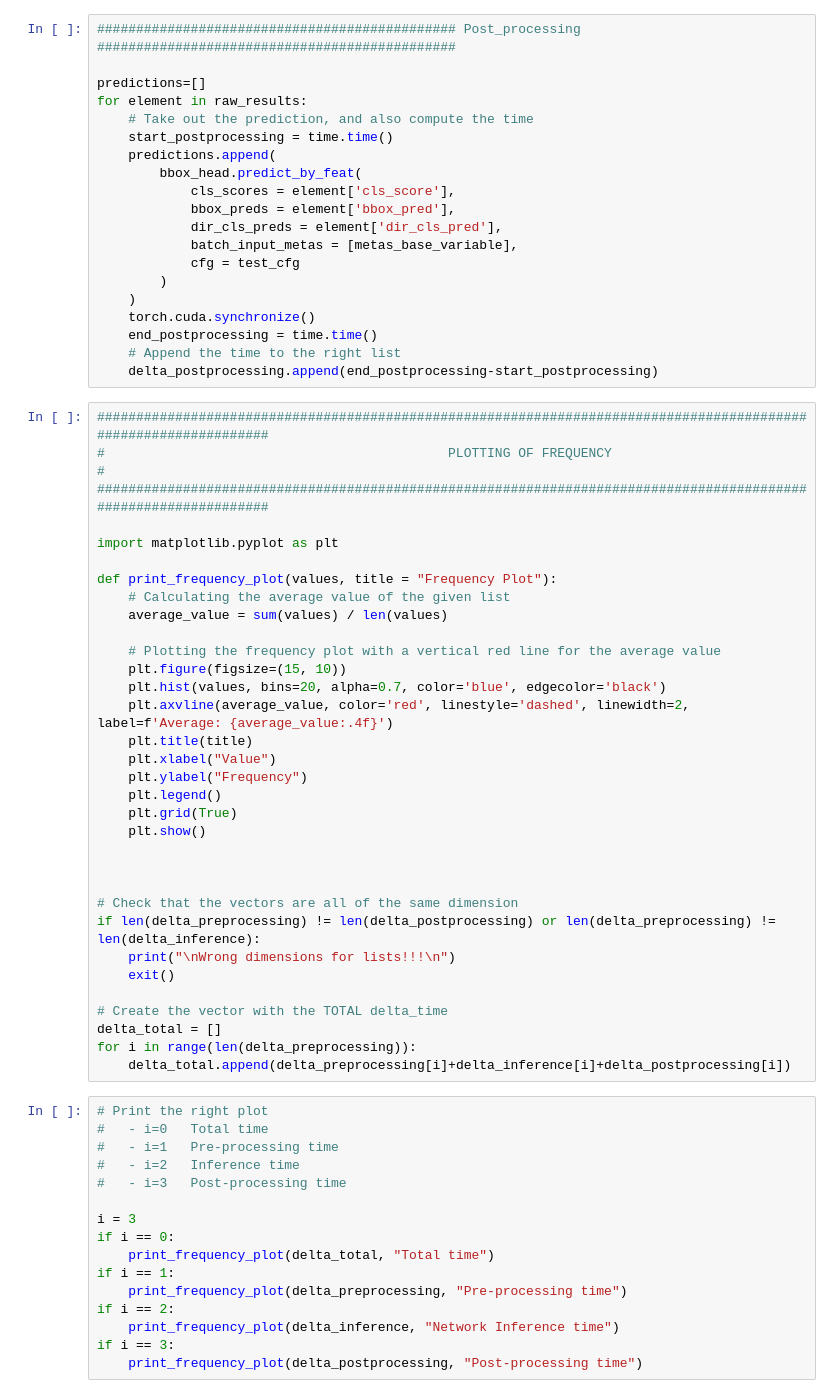
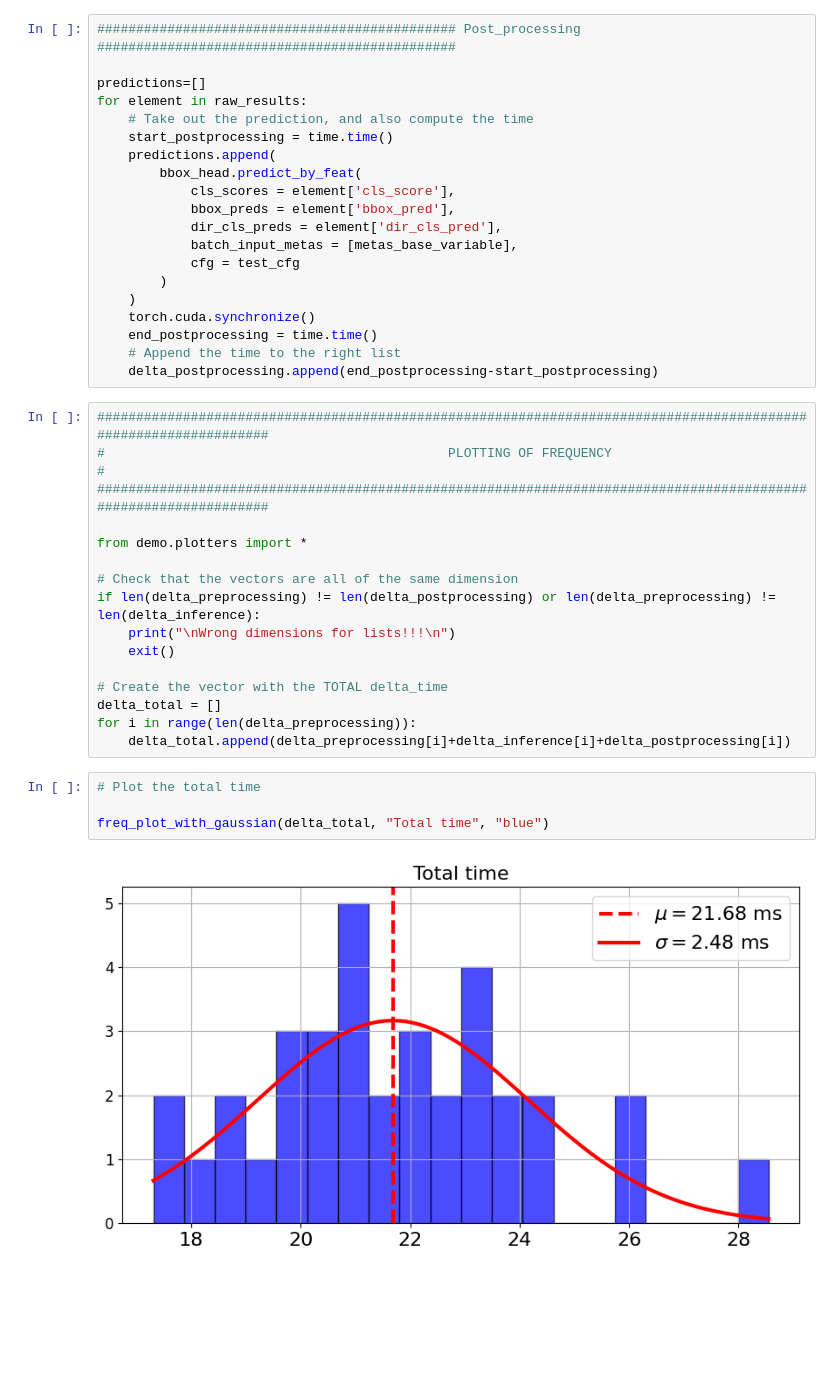
Before and after one commit to MicheleSbacco/mmdetection3d, a Jupyter notebook: demo/custom_inferencer_time_tests.ipynb, the cells around one changed output. Drawn from its saved outputs; the diff is of its cells as text; blank space fills up the shorter version.

```diff
--- a/demo/custom_inferencer_time_tests.ipynb
+++ b/demo/custom_inferencer_time_tests.ipynb
@@ -288,24 +291,7 @@ for element in raw_results:
 #                                            PLOTTING OF FREQUENCY                                              #
 #################################################################################################################
 
-import matplotlib.pyplot as plt
-
-def print_frequency_plot(values, title = "Frequency Plot"):
-    # Calculating the average value of the given list
-    average_value = sum(values) / len(values)
-
-    # Plotting the frequency plot with a vertical red line for the average value
-    plt.figure(figsize=(15, 10))
-    plt.hist(values, bins=20, alpha=0.7, color='blue', edgecolor='black')
-    plt.axvline(average_value, color='red', linestyle='dashed', linewidth=2, label=f'Average: {average_value:.4f}')
-    plt.title(title)
-    plt.xlabel("Value")
-    plt.ylabel("Frequency")
-    plt.legend()
-    plt.grid(True)
-    plt.show()
-
-
+from demo.plotters import *
 
 # Check that the vectors are all of the same dimension
 if len(delta_preprocessing) != len(delta_postprocessing) or len(delta_preprocessing) != len(delta_inference):
@@ -316,19 +302,9 @@ if len(delta_preprocessing) != len(delta_postprocessing) or len(delta_preprocess
 delta_total = []
 for i in range(len(delta_preprocessing)):
     delta_total.append(delta_preprocessing[i]+delta_inference[i]+delta_postprocessing[i])
-# %%
-# Print the right plot
-#   - i=0   Total time
-#   - i=1   Pre-processing time
-#   - i=2   Inference time
-#   - i=3   Post-processing time
-
-i = 3
-if i == 0:
-    print_frequency_plot(delta_total, "Total time")
-if i == 1:
-    print_frequency_plot(delta_preprocessing, "Pre-processing time")
-if i == 2:
-    print_frequency_plot(delta_inference, "Network Inference time")
-if i == 3:
-    print_frequency_plot(delta_postprocessing, "Post-processing time")
+# %%
+# Plot the total time
+
+freq_plot_with_gaussian(delta_total, "Total time", "blue")
+# %% [output]
+[figure, added]
```
Also changed, not shown: parts of 5 cells of this notebook, 3 other files.
